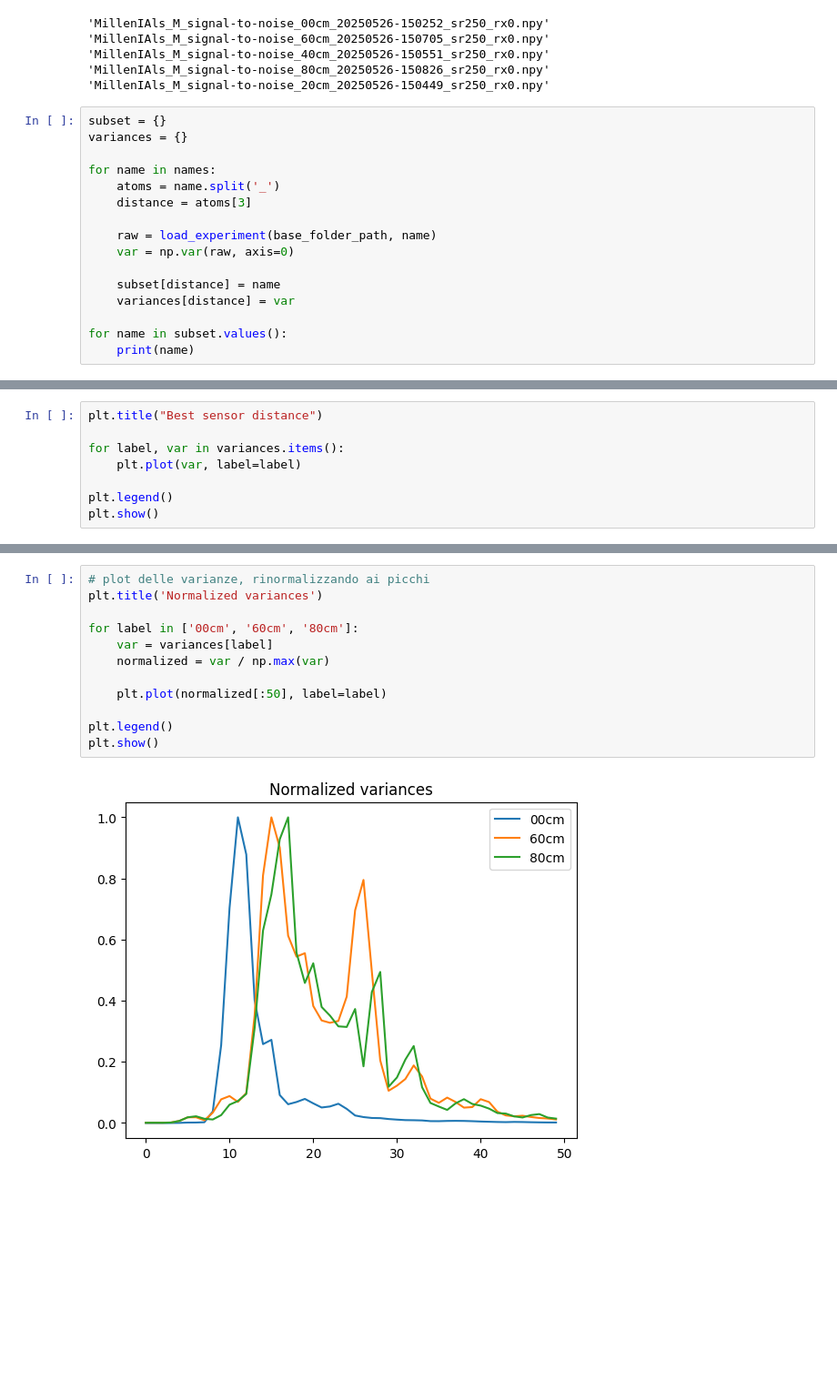
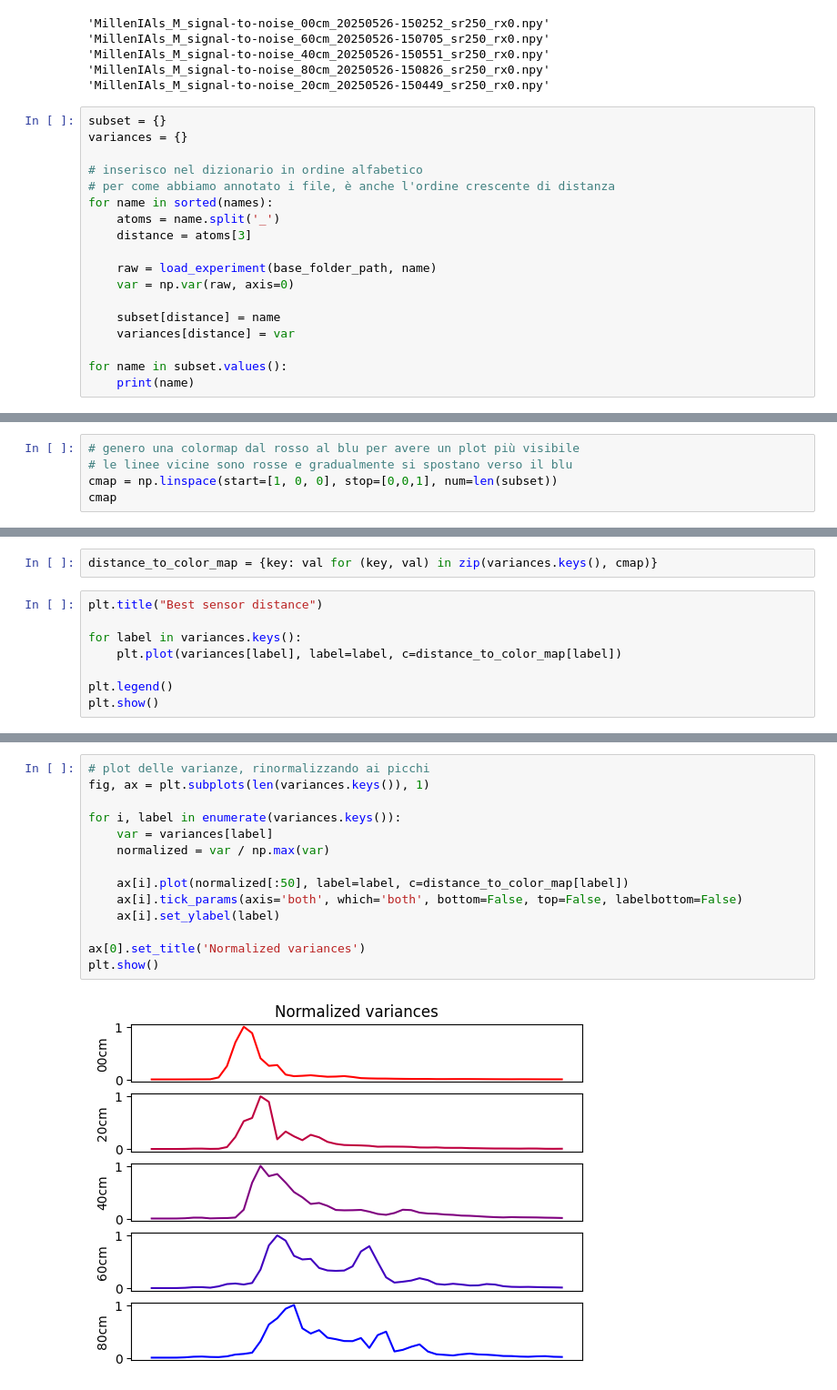
Before and after one commit to FattiMei/smart-trainer, a Jupyter notebook: analysis/classic.ipynb, the cells around one changed output, grey strips where cells are left out. Shown: that part at 91% size. Drawn from its saved outputs; the diff is of its cells as text; blank space fills up the shorter version.

```diff
--- a/analysis/classic.ipynb
+++ b/analysis/classic.ipynb
@@ -153,7 +206,9 @@ for name in names:
 subset = {}
 variances = {}
 
-for name in names:
+# inserisco nel dizionario in ordine alfabetico
+# per come abbiamo annotato i file, è anche l'ordine crescente di distanza
+for name in sorted(names):
     atoms = name.split('_')
     distance = atoms[3]
 
@@ -174,9 +229,6 @@ MillenIAls_M_signal-to-noise_20cm_20250526-150449_sr250_rx0.npy
 # %%
-plt.title("Best sensor distance")
-
-for label, var in variances.items():
-    plt.plot(var, label=label)
-
-plt.legend()
-plt.show()
+# genero una colormap dal rosso al blu per avere un plot più visibile
+# le linee vicine sono rosse e gradualmente si spostano verso il blu
+cmap = np.linspace(start=[1, 0, 0], stop=[0,0,1], num=len(subset))
+cmap
 # %% [output]
@@ -183,0 +240,10 @@ plt.show()
+# %%
+distance_to_color_map = {key: val for (key, val) in zip(variances.keys(), cmap)}
+# %%
+plt.title("Best sensor distance")
+
+for label in variances.keys():
+    plt.plot(variances[label], label=label, c=distance_to_color_map[label])
+
+plt.legend()
+plt.show()
@@ -186,14 +254,16 @@ I picchi di varianza sono molto attenuati. Questo potrebbe essere compatibile co
 # %%
 # plot delle varianze, rinormalizzando ai picchi
-plt.title('Normalized variances')
+fig, ax = plt.subplots(len(variances.keys()), 1)
 
-for label in ['00cm', '60cm', '80cm']:
+for i, label in enumerate(variances.keys()):
     var = variances[label]
     normalized = var / np.max(var)
 
-    plt.plot(normalized[:50], label=label)
+    ax[i].plot(normalized[:50], label=label, c=distance_to_color_map[label])
+    ax[i].tick_params(axis='both', which='both', bottom=False, top=False, labelbottom=False)
+    ax[i].set_ylabel(label)
 
-plt.legend()
+ax[0].set_title('Normalized variances')
 plt.show()
 # %% [output]
-[figure, old version]
+[figure, new version]
```
Also changed, not shown: parts of 27 cells of this notebook.
